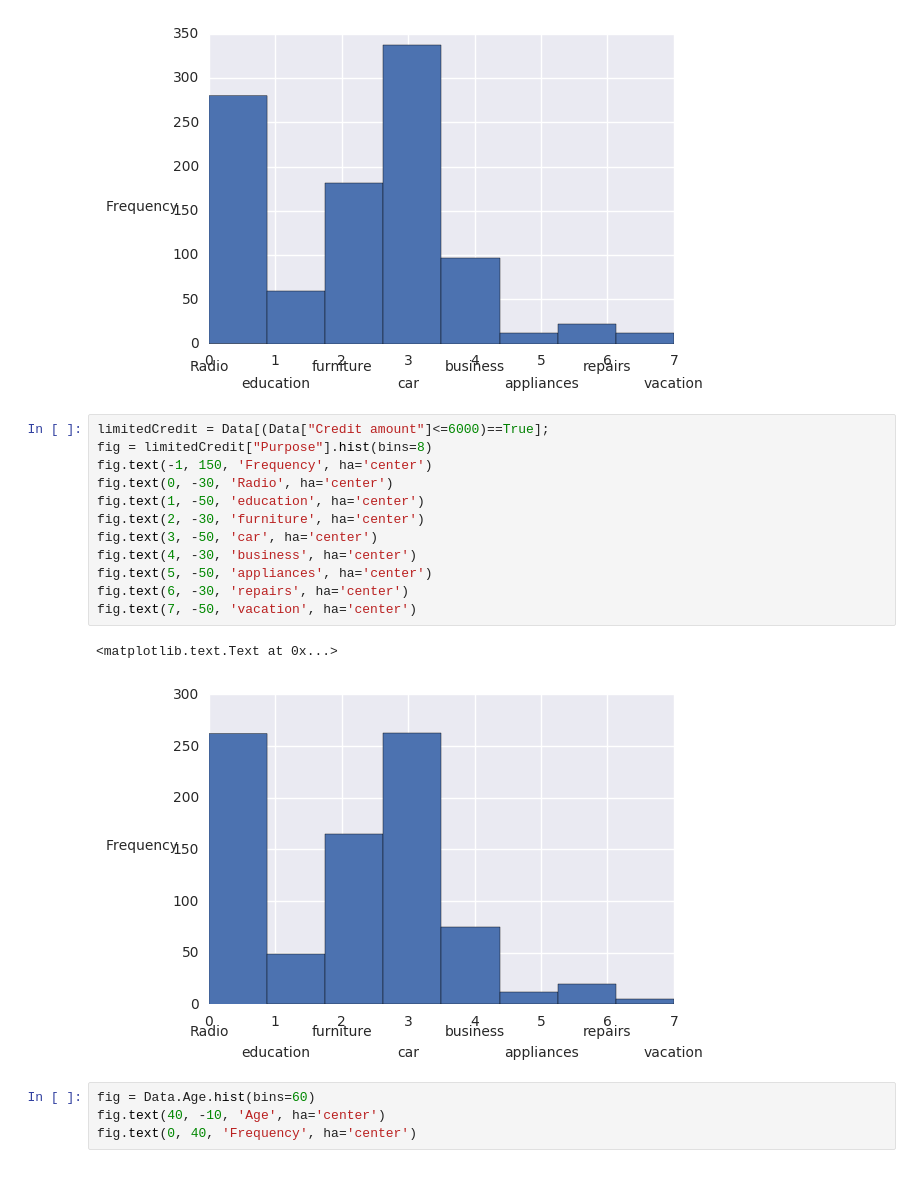
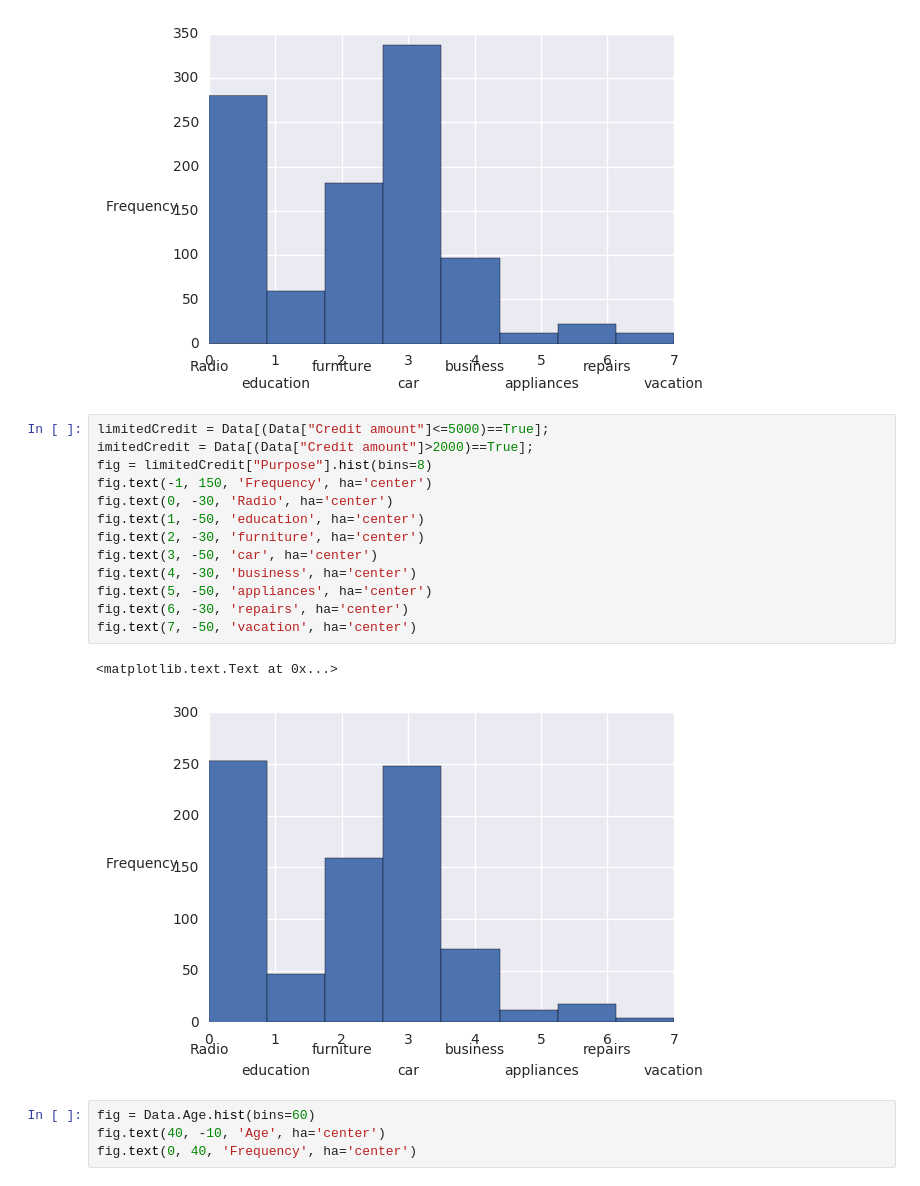
Before and after one commit to vigneshj6/GermanCreditData, a Jupyter notebook: germanCredit.ipynb, the cells around one changed output. Saved outputs shown, nothing was run; the diff lists cells and outputs as text.

```diff
--- a/germanCredit.ipynb
+++ b/germanCredit.ipynb
@@ -104,20 +104,21 @@ fig.text(7, -50, 'vacation', ha='center')
 <matplotlib.text.Text at 0x...>
 [figure]
 # %%
-limitedCredit = Data[(Data["Credit amount"]<=6000)==True];
+limitedCredit = Data[(Data["Credit amount"]<=5000)==True];
+imitedCredit = Data[(Data["Credit amount"]>2000)==True];
 fig = limitedCredit["Purpose"].hist(bins=8)
 fig.text(-1, 150, 'Frequency', ha='center')
 fig.text(0, -30, 'Radio', ha='center')
 fig.text(1, -50, 'education', ha='center')
 fig.text(2, -30, 'furniture', ha='center')
 fig.text(3, -50, 'car', ha='center')
 fig.text(4, -30, 'business', ha='center')
 fig.text(5, -50, 'appliances', ha='center')
 fig.text(6, -30, 'repairs', ha='center')
 fig.text(7, -50, 'vacation', ha='center')
 # %% [output]
 <matplotlib.text.Text at 0x...>
-[figure, old version]
+[figure, new version]
 # %%
 fig = Data.Age.hist(bins=60)
 fig.text(40, -10, 'Age', ha='center')
```
Also changed, not shown: parts of 1 cell of this notebook.
